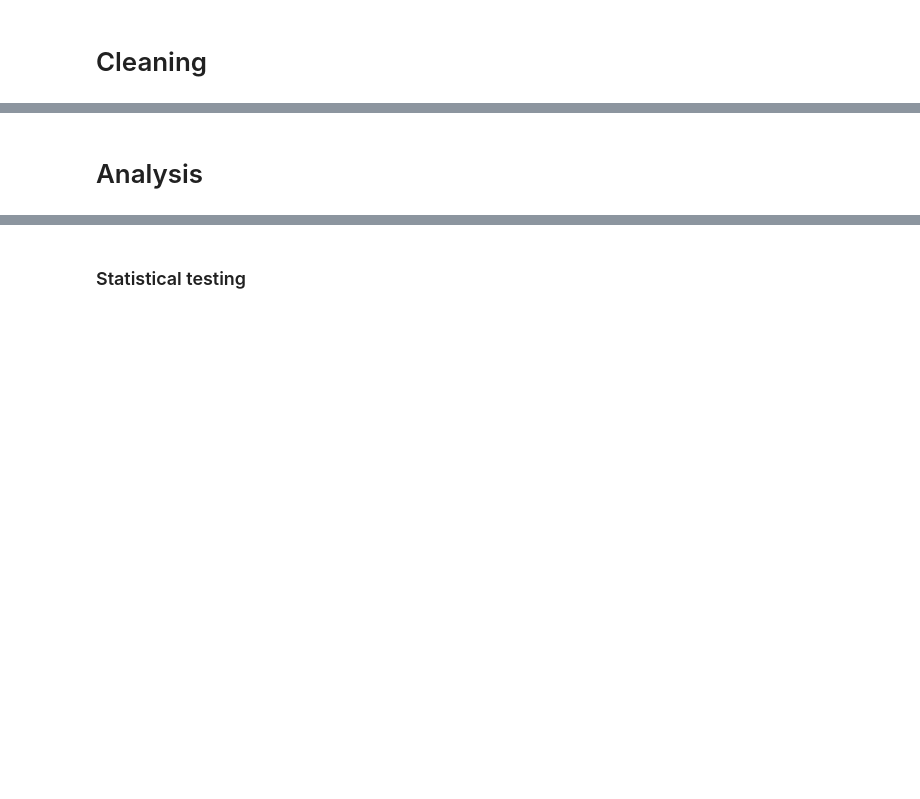
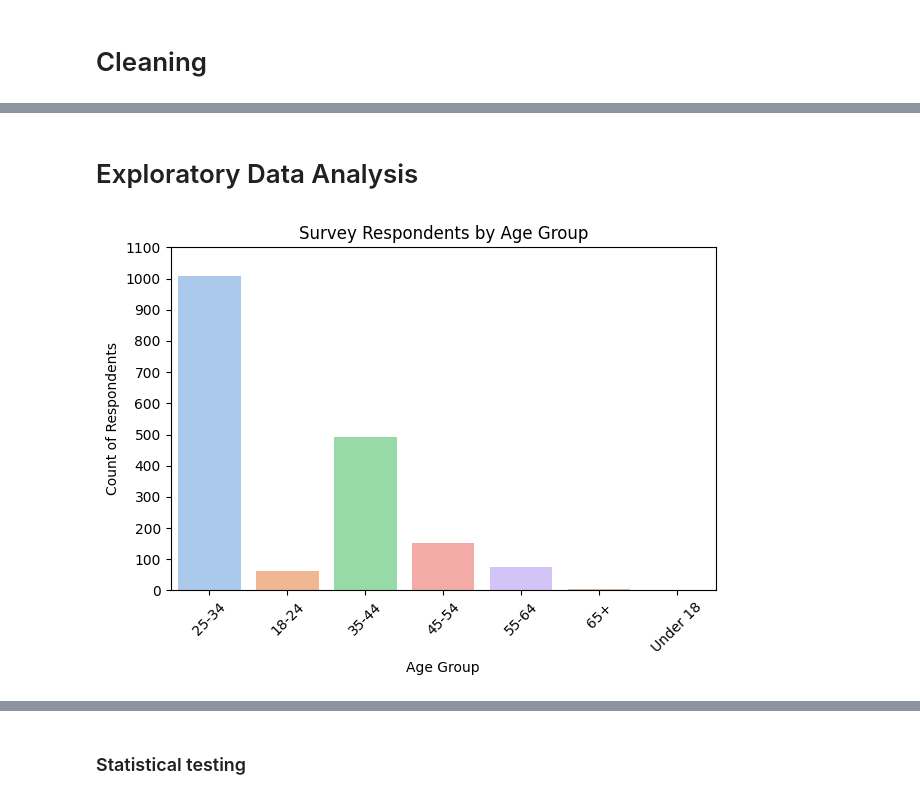
Before and after one commit to RachaelJadeMcGrath/Capstone, a Jupyter notebook: capstone_analysis.ipynb, the cells around one changed output, grey strips where cells are left out. Saved outputs shown, nothing was run; the diff lists cells and outputs as text; code cells hidden in the pictures; blank space fills up the shorter version.

```diff
--- a/capstone_analysis.ipynb
+++ b/capstone_analysis.ipynb
@@ -69,0 +290,16 @@ df
+# %%
+# Applying the mapping to the ethnicity column
+df['ethnicity'] = df['ethnicity'].replace(rename_ethnicity)
+# Checking the cleaned ethnicity column
+def remap_ethnicity(df, mapping):
+    """
+    Remap the 'ethnicity' column in the given DataFrame using the provided mapping dictionary.
+    Returns the modified DataFrame.
+    """
+    df = df.copy()
+    df['ethnicity'] = df['ethnicity'].replace(mapping)
+    return df
+
+# Apply the function and check the cleaned ethnicity column
+df = remap_ethnicity(df, rename_ethnicity)
+df['ethnicity'].value_counts()
@@ -69,0 +316,14 @@ df
+# %%
+# Replace en dash and em dash with standard hyphen-minus to avoid issues with string matching in the age column
+df['age'] = df['age'].str.replace("–", "-", regex=False).str.replace("—", "-", regex=False)
+# %%
+# Checking for responses in the age column
+df['age'].value_counts()
+# One respondent has selected two age groups (25–34 and 35–44), which is not ideal for analysis. I'll clean this up by selecting the first age group only.
+remap_age = {
+    "25–34, 35–44": "25–34",
+}
+# Replacing the age groups with the remap_age values
+df['age'] = df['age'].replace(remap_age)
+# Checking the cleaned age column
+df['age'].value_counts()
@@ -70,2 +340,2 @@ df
 # %% [markdown]
-# Analysis
+# Exploratory Data Analysis
@@ -71,0 +350,13 @@ df
+# %%
+# visualing respondents by age group
+sns.countplot(df, x="age",hue="age", palette="pastel", legend=False)
+plt.title("Survey Respondents by Age Group")
+plt.xlabel("Age Group")
+plt.ylabel("Count of Respondents")
+plt.yticks(
+    ticks=np.arange(0, df['age'].value_counts().max() + 100, 100)
+)
+plt.xticks(rotation=45)
+plt.tight_layout()
+# %% [output]
+[figure, added]
```
Also changed, not shown: parts of 55 cells of this notebook, 4 other files.
